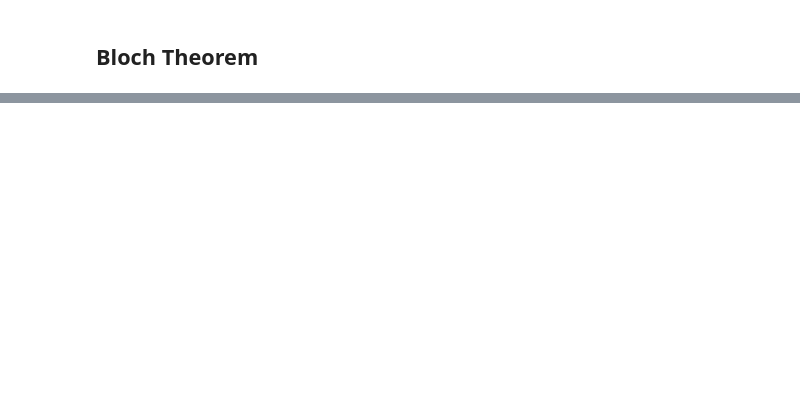
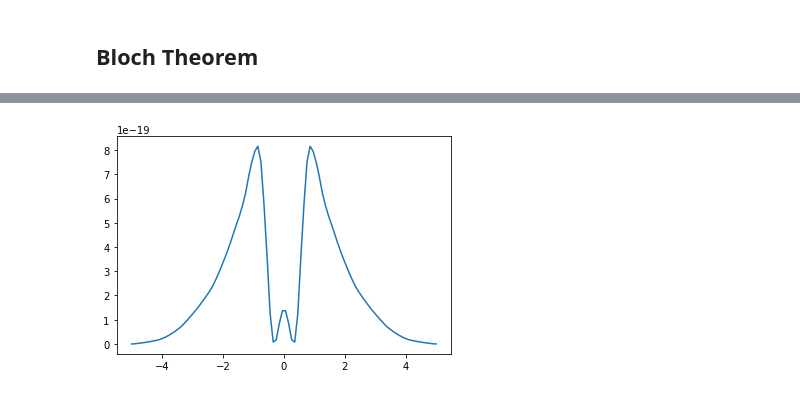
Before and after one commit to oyazyev/SoliDRIL, a Jupyter notebook: Bloch theorem.ipynb, the cells around one changed output, grey strips where cells are left out. Drawn from its saved outputs; the diff is of its cells as text; code cells hidden in the pictures; blank space fills up the shorter version.

```diff
--- a/Bloch theorem.ipynb
+++ b/Bloch theorem.ipynb
@@ -28,0 +36,14 @@ plt.plot(x,potential)
+# %%
+def bloch(x,u):
+    k = 1/(2*w);
+    return np.vstack((u[1],(k**2 + delta(x,1,-10))*u[0]+2*1j*k*u[1]))
+
+def bc(x,u):
+    return np.array([x[0],u[0]]);
+# %%
+u0 = np.zeros((2,x.size));
+u0[0] = 1;
+ws = solve_bvp(bloch,bc,x,u0);
+plt.plot(x,np.abs(ws.sol(x)[0])**2);
+# %% [output]
+[figure, added]
```
Also changed, not shown: parts of 4 cells of this notebook, 1 other file.
